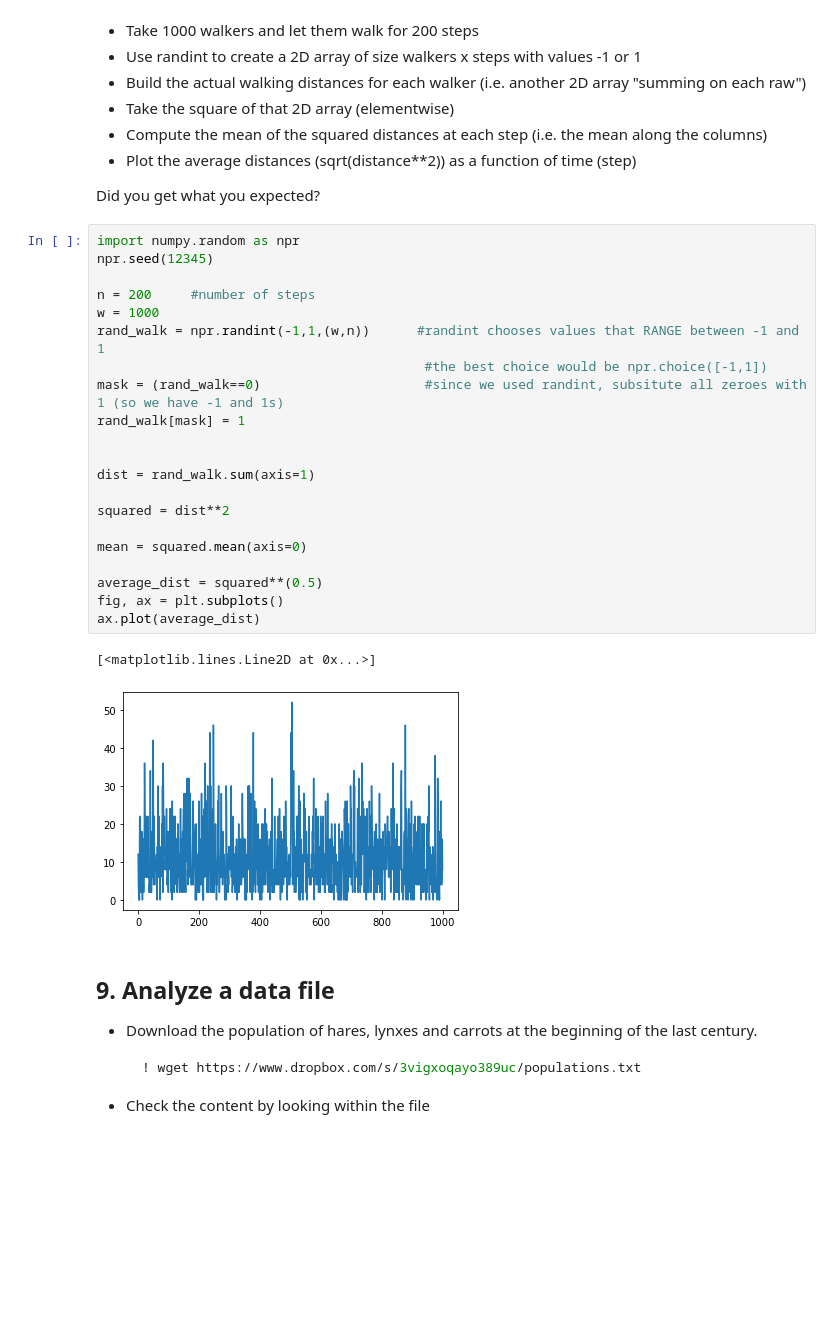
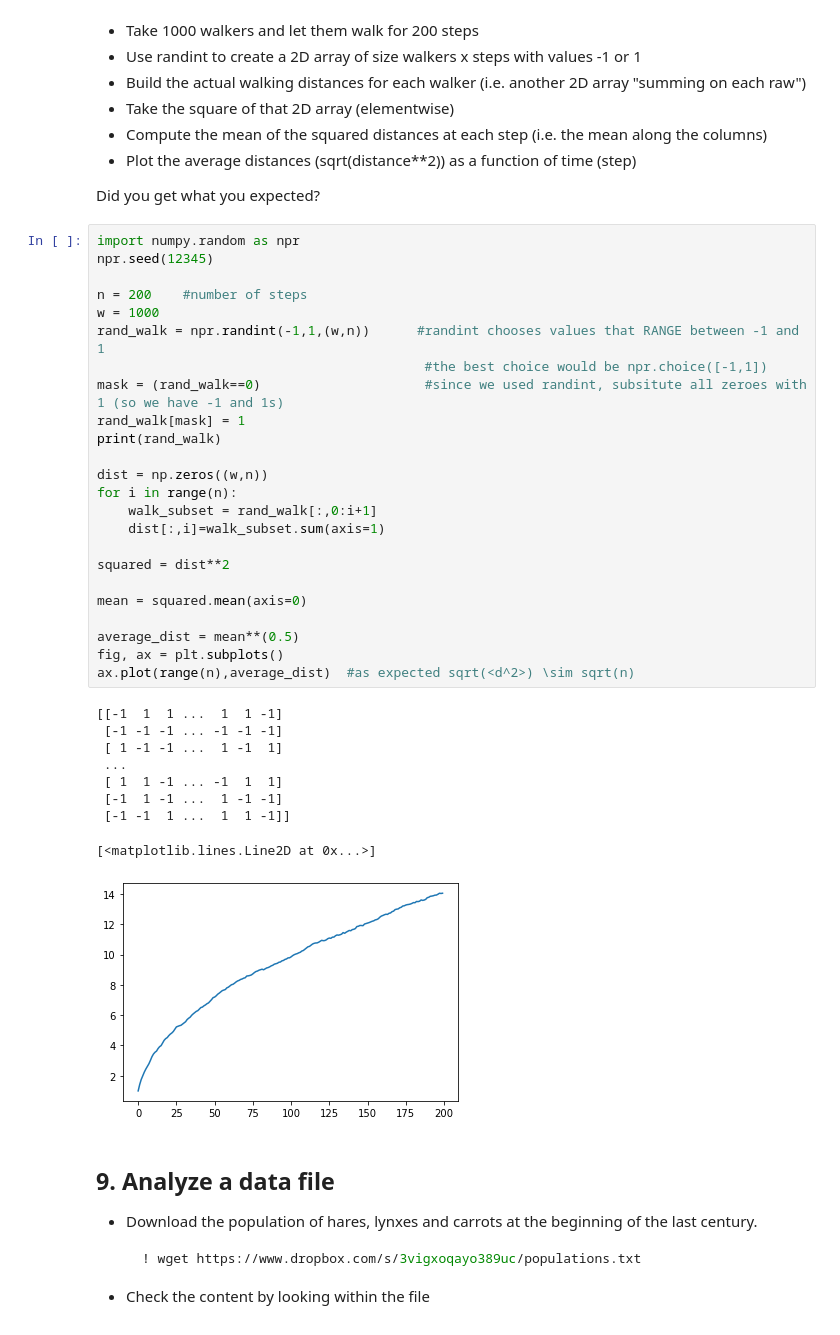
Before and after one commit to Sara-Munafo/LaboratoryOfComputationalPhysics_Y5, a Jupyter notebook: 04_Numpy_exercises.ipynb, the cells around one changed output. Drawn from its saved outputs; the diff is of its cells as text; blank space fills up the shorter version.

```diff
--- a/04_Numpy_exercises.ipynb
+++ b/04_Numpy_exercises.ipynb
@@ -270,27 +270,37 @@ Did you get what you expected?
 # %%
 import numpy.random as npr
 npr.seed(12345)
 
-n = 200     #number of steps
+n = 200    #number of steps
 w = 1000
 rand_walk = npr.randint(-1,1,(w,n))      #randint chooses values that RANGE between -1 and 1
                                           #the best choice would be npr.choice([-1,1])
 mask = (rand_walk==0)                     #since we used randint, subsitute all zeroes with 1 (so we have -1 and 1s)
 rand_walk[mask] = 1
+print(rand_walk)
 
-
-dist = rand_walk.sum(axis=1)
+dist = np.zeros((w,n))
+for i in range(n):
+    walk_subset = rand_walk[:,0:i+1]
+    dist[:,i]=walk_subset.sum(axis=1)
 
 squared = dist**2
 
 mean = squared.mean(axis=0)
 
-average_dist = squared**(0.5)
+average_dist = mean**(0.5)
 fig, ax = plt.subplots()
-ax.plot(average_dist)
+ax.plot(range(n),average_dist)  #as expected sqrt(<d^2>) \sim sqrt(n)
 # %% [output]
-[<matplotlib.lines.Line2D at 0x...>]
+[[-1  1  1 ...  1  1 -1]
+ [-1 -1 -1 ... -1 -1 -1]
+ [ 1 -1 -1 ...  1 -1  1]
+ ...
+ [ 1  1 -1 ... -1  1  1]
+ [-1  1 -1 ...  1 -1 -1]
+ [-1 -1  1 ...  1  1 -1]]
+[<matplotlib.lines.Line2D at 0x...>]
-[figure, old version]
+[figure, new version]
 # %% [markdown]
 ## 9\. Analyze a data file
   * Download the population of hares, lynxes and carrots at the beginning of the last century.
```
